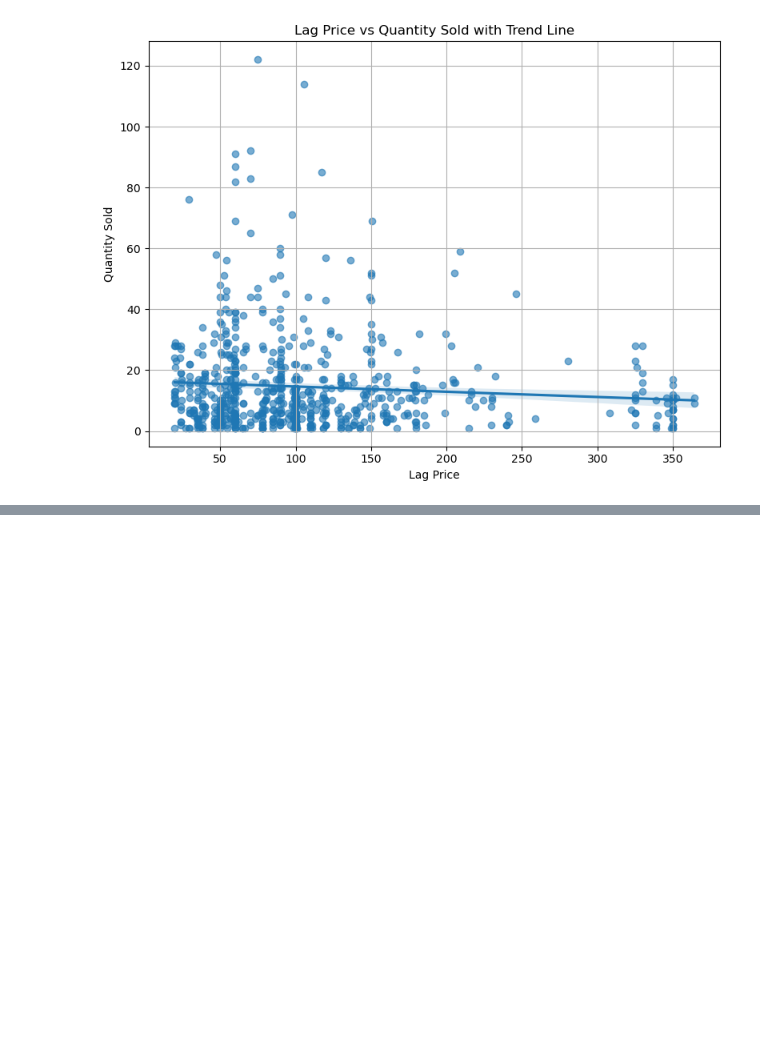
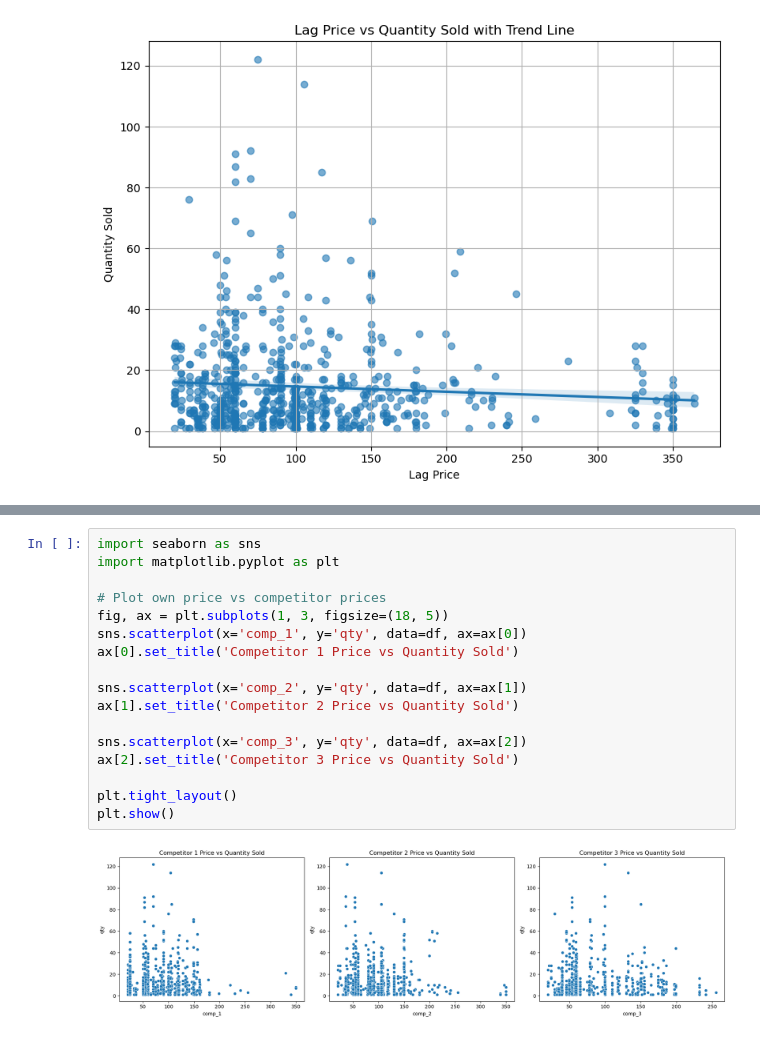
Before and after one commit to Godwin-Oti/Retail-Price-Strategy-Forecasting, a Jupyter notebook: retail.ipynb, the cells around one changed output, grey strips where cells are left out. Drawn from its saved outputs; the diff is of its cells as text; blank space fills up the shorter version.

```diff
--- a/retail.ipynb
+++ b/retail.ipynb
@@ -199,0 +227,19 @@ Interpretation: As lagged prices increase, there is a slight tendency for curren
+# %%
+import seaborn as sns
+import matplotlib.pyplot as plt
+
+# Plot own price vs competitor prices
+fig, ax = plt.subplots(1, 3, figsize=(18, 5))
+sns.scatterplot(x='comp_1', y='qty', data=df, ax=ax[0])
+ax[0].set_title('Competitor 1 Price vs Quantity Sold')
+
+sns.scatterplot(x='comp_2', y='qty', data=df, ax=ax[1])
+ax[1].set_title('Competitor 2 Price vs Quantity Sold')
+
+sns.scatterplot(x='comp_3', y='qty', data=df, ax=ax[2])
+ax[2].set_title('Competitor 3 Price vs Quantity Sold')
+
+plt.tight_layout()
+plt.show()
+# %% [output]
+[figure, added]
```
Also changed, not shown: parts of 11 cells of this notebook.
